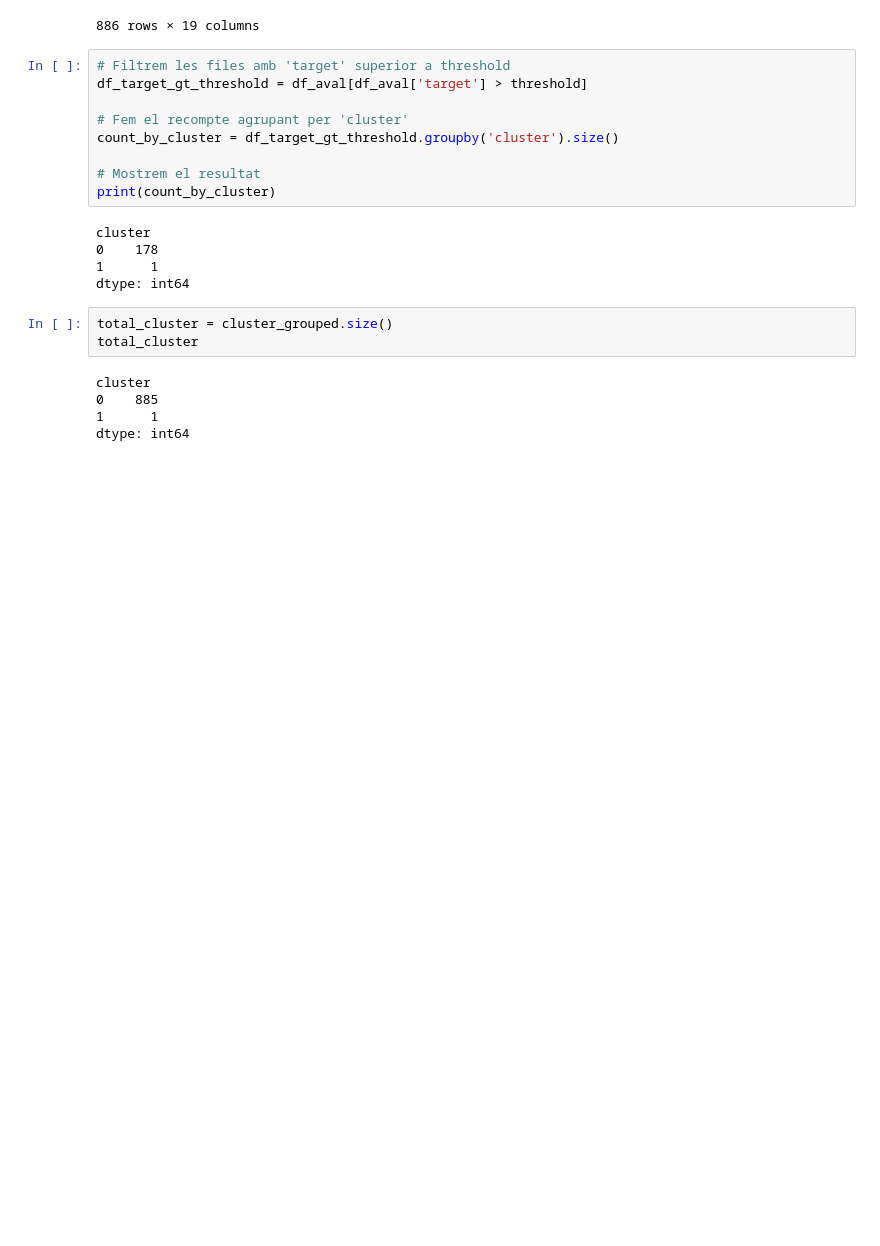
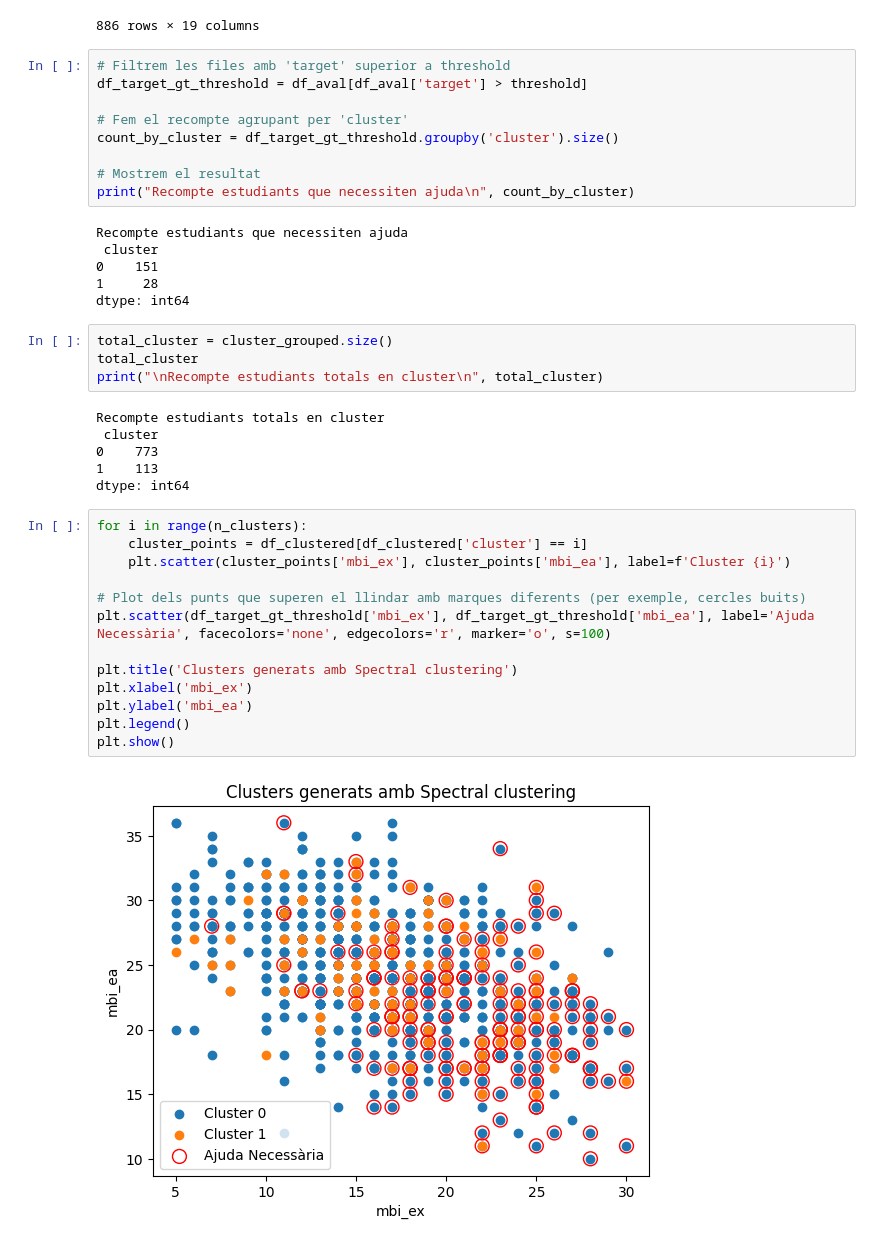
Before and after one commit to DCC-UAB/ACproject-07, a Jupyter notebook: codi/SpectralClustering.ipynb, the cells around one changed output. Saved outputs shown, nothing was run; the diff lists cells and outputs as text; blank space fills up the shorter version.

```diff
--- a/codi/SpectralClustering.ipynb
+++ b/codi/SpectralClustering.ipynb
@@ -124,18 +126,36 @@ df_target_gt_threshold = df_aval[df_aval['target'] > threshold]
 count_by_cluster = df_target_gt_threshold.groupby('cluster').size()
 
 # Mostrem el resultat
-print(count_by_cluster)
+print("Recompte estudiants que necessiten ajuda\n", count_by_cluster)
 # %% [output]
-cluster
-0    178
-1      1
+Recompte estudiants que necessiten ajuda
+ cluster
+0    151
+1     28
 dtype: int64
 # %%
 total_cluster = cluster_grouped.size()
 total_cluster
+print("\nRecompte estudiants totals en cluster\n", total_cluster)
 # %% [output]
-cluster
-0    885
-1      1
+Recompte estudiants totals en cluster
+ cluster
+0    773
+1    113
 dtype: int64
+# %%
+for i in range(n_clusters):
+    cluster_points = df_clustered[df_clustered['cluster'] == i]
+    plt.scatter(cluster_points['mbi_ex'], cluster_points['mbi_ea'], label=f'Cluster {i}')
+
+# Plot dels punts que superen el llindar amb marques diferents (per exemple, cercles buits)
+plt.scatter(df_target_gt_threshold['mbi_ex'], df_target_gt_threshold['mbi_ea'], label='Ajuda Necessària', facecolors='none', edgecolors='r', marker='o', s=100)
+
+plt.title('Clusters generats amb Spectral clustering')
+plt.xlabel('mbi_ex')
+plt.ylabel('mbi_ea')
+plt.legend()
+plt.show()
+# %% [output]
+[figure, added]
 # %%
```
Also changed, not shown: parts of 27 cells of this notebook.
